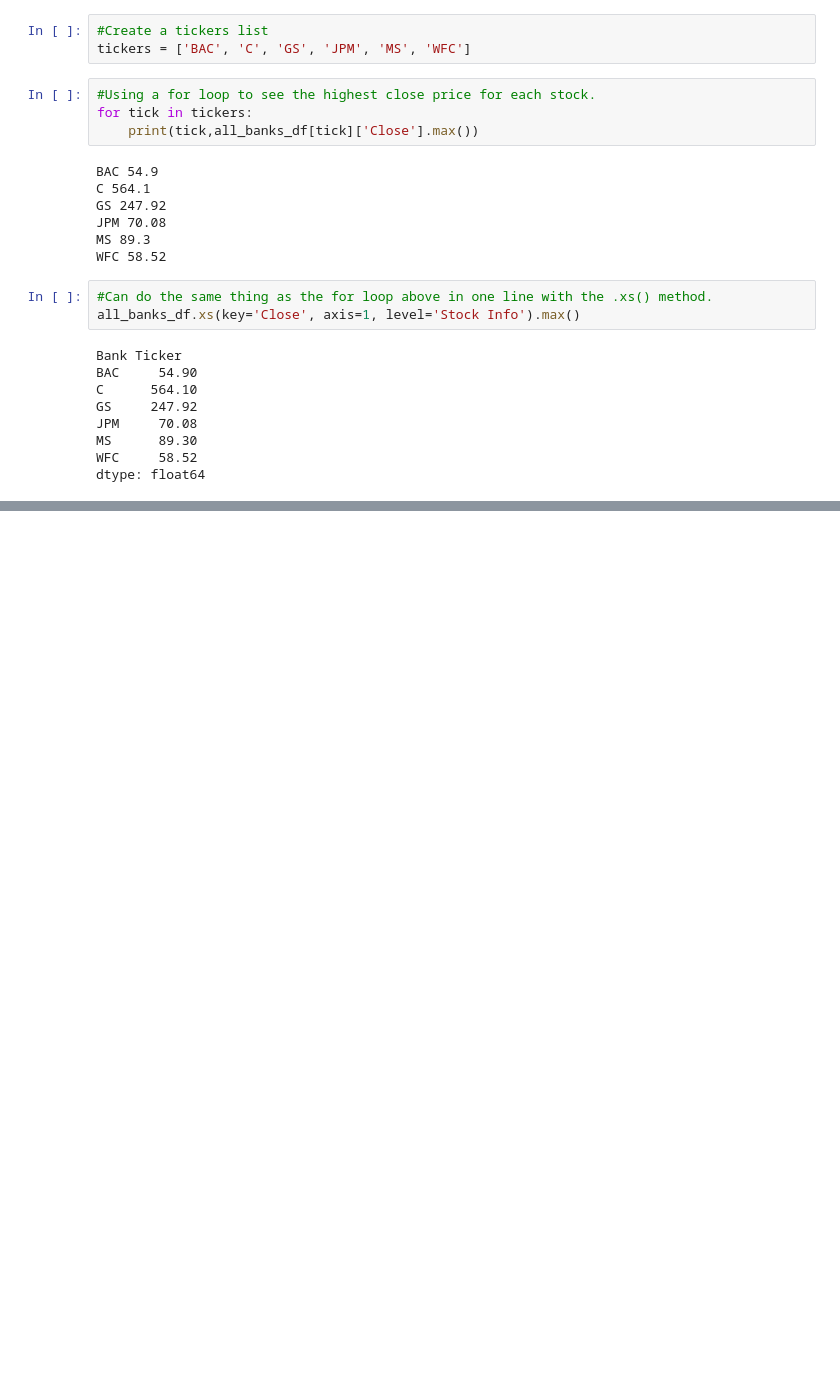
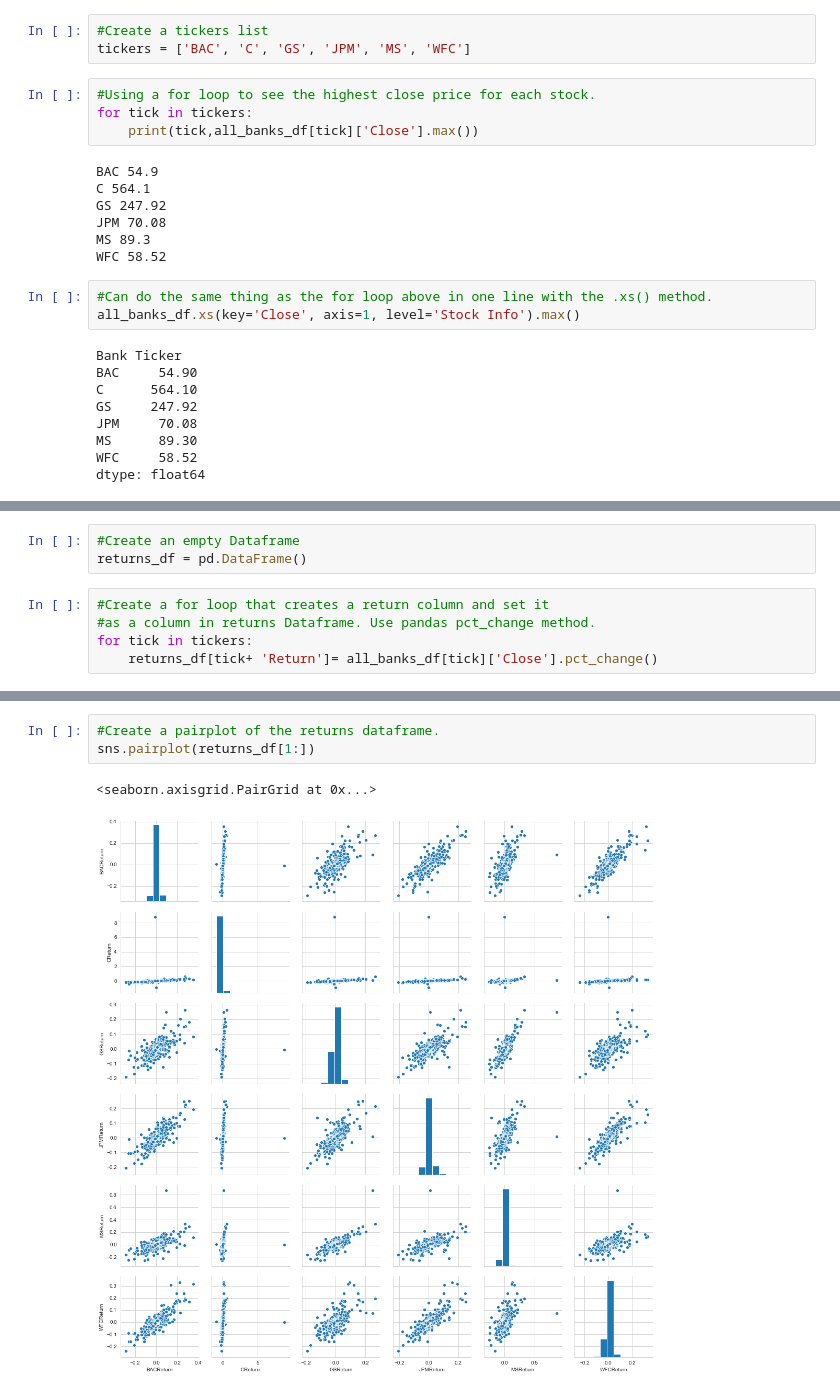
Before and after one commit to seandom13/Finance_EDA, a Jupyter notebook: Finance(EDA).ipynb, the cells around one changed output, grey strips where cells are left out. Cells and saved outputs as stored; diff of their text form; blank space fills up the shorter version.

```diff
--- a/Finance(EDA).ipynb
+++ b/Finance(EDA).ipynb
@@ -72,0 +76,8 @@ dtype: float64
+# %%
+#Create an empty Dataframe
+returns_df = pd.DataFrame()
+# %%
+#Create a for loop that creates a return column and set it
+#as a column in returns Dataframe. Use pandas pct_change method.
+for tick in tickers:
+    returns_df[tick+ 'Return']= all_banks_df[tick]['Close'].pct_change()
@@ -72,0 +94,6 @@ dtype: float64
+# %%
+#Create a pairplot of the returns dataframe.
+sns.pairplot(returns_df[1:])
+# %% [output]
+<seaborn.axisgrid.PairGrid at 0x...>
+[figure, added]
```
Also changed, not shown: parts of 2 cells of this notebook.
